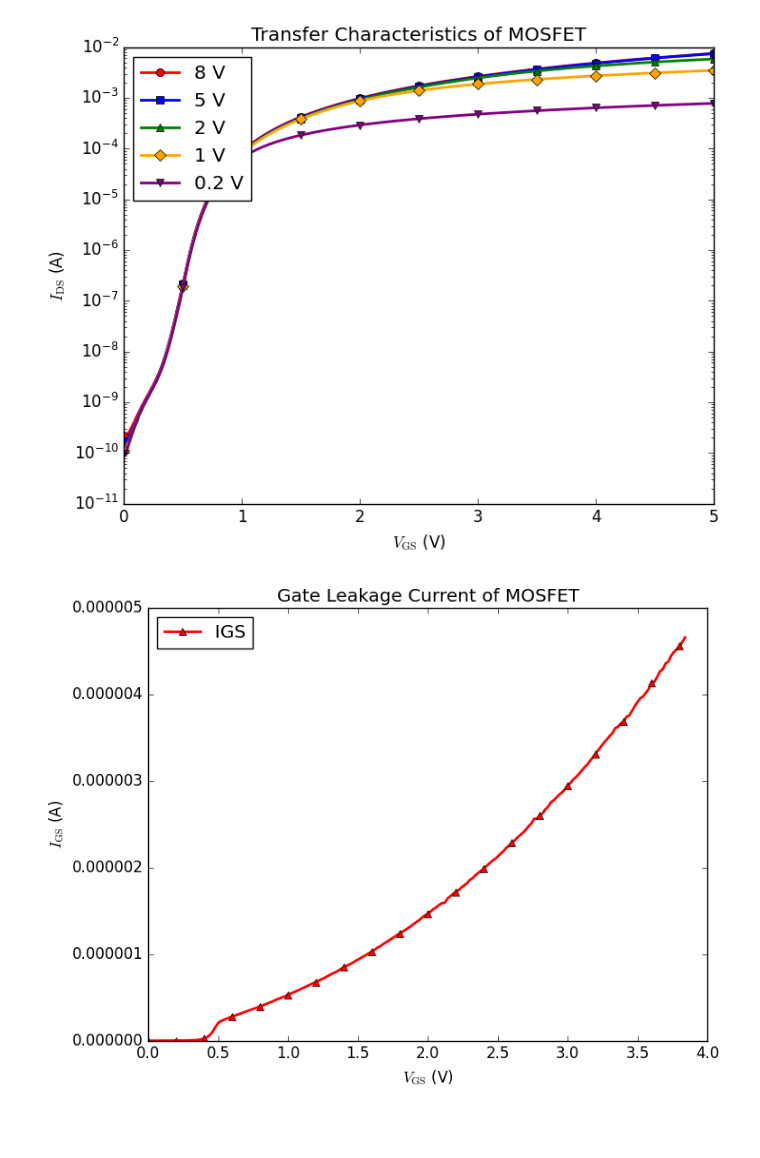
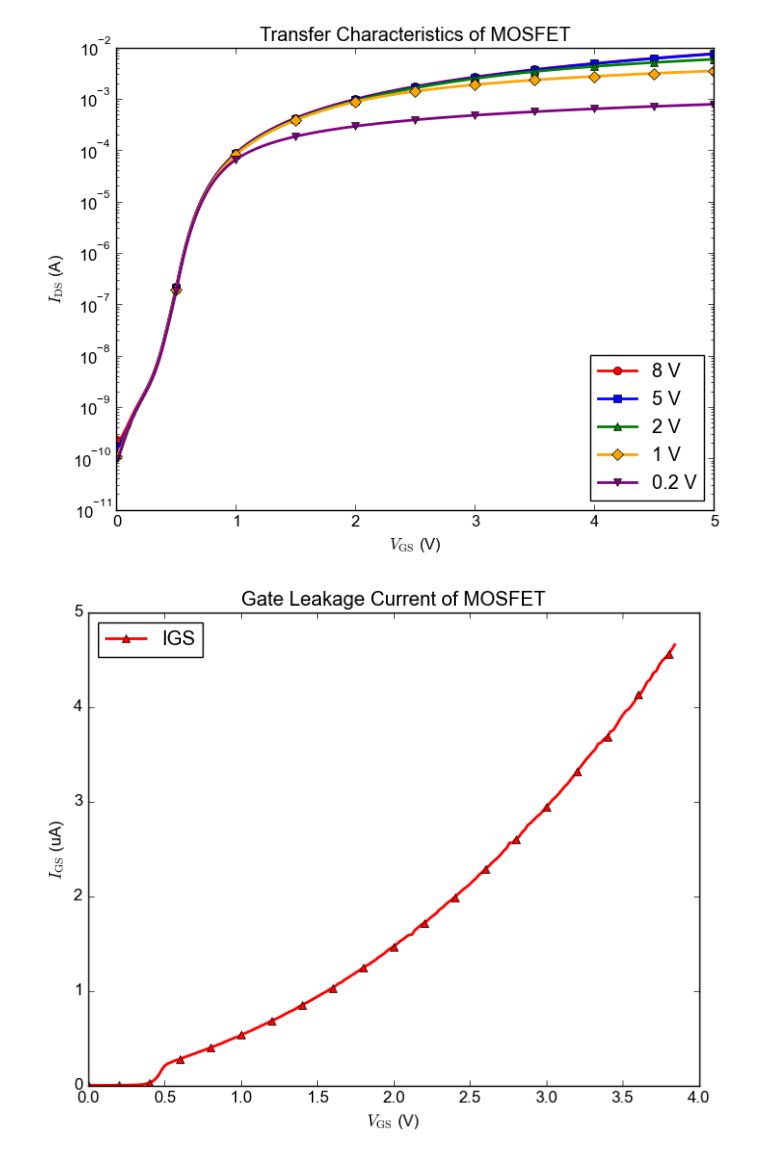
Before and after one commit to phamtrungkien8904/BachelorThesis, a Jupyter notebook: ALD1106/characterization-2.ipynb, the cells around one changed output. Cells and saved outputs as stored; diff of their text form; code cells hidden in the pictures; blank space fills up the shorter version.

```diff
--- a/ALD1106/characterization-2.ipynb
+++ b/ALD1106/characterization-2.ipynb
@@ -7,6 +7,8 @@ plt.style.use('classic')
 plt.rcParams['figure.facecolor'] = 'white'
 plt.rcParams['axes.facecolor'] = 'white'
 plt.rcParams['savefig.facecolor'] = 'white'
+plt.rcParams['font.family'] = "sans-serif"
+plt.rcParams['font.sans-serif'] = ["Arial"]
 plt.rcParams['figure.dpi'] = 100
 # %%
 # IDS - VDS data
@@ -25,16 +27,16 @@ data10 = np.loadtxt("./Data-IDS-VGS/20262004015.dat")
 data11 = np.loadtxt("./Data-IGS-VGS/20262004015.dat")
 # %%
 datasets_IDS_VDS = [
-    ("2 V", data1, 'red', 'o'),
-    ("4 V", data2, 'blue', 's'),
+    ("10 V", data5, 'red', 'o'),
+    ("8 V", data4, 'blue', 's'),
     ("6 V", data3, 'green', '^'),
-    ("8 V", data4, 'orange', 'D'),
-    ("10 V", data5, 'purple', 'v')
+    ("4 V", data2, 'orange', 'D'),
+    ("2 V", data1, 'purple', 'v')
 ]
 for label, data, color, marker in datasets_IDS_VDS:
     V_DS = data[:, 0]
     I_DS = data[:, 1]
-    plt.plot(V_DS, I_DS, lw=2, label=label, color=color, marker=marker, linestyle='-', markevery=50)
+    plt.plot(V_DS, I_DS, lw=2, label=label, color=color, marker=marker, linestyle='-', markevery=40)
 
 plt.xlabel(r"$V_\text{DS}$ (V)")
 plt.ylabel(r"$I_\text{DS}$ (A)")
@@ -54,7 +56,7 @@ datasets_IDS_VGS = [
 for label, data, color, marker in datasets_IDS_VGS:
     V_GS = data[:, 0]
     I_DS = data[:, 1]
-    plt.plot(V_GS, I_DS, lw=2, label=label, color=color, marker=marker, linestyle='-', markevery=50)
+    plt.plot(V_GS, I_DS, lw=2, label=label, color=color, marker=marker, linestyle='-', markevery=40)
 
 plt.xlabel(r"$V_\text{GS}$ (V)")
 plt.ylabel(r"$I_\text{DS}$ (A)")
@@ -72,20 +74,20 @@ for label, data, color, marker in datasets_IDS_VGS:
 plt.xlabel(r"$V_\text{GS}$ (V)")
 plt.ylabel(r"$I_\text{DS}$ (A)")
 plt.title("Transfer Characteristics of MOSFET")
-plt.legend(frameon=True, loc='upper left', numpoints=1)
+plt.legend(frameon=True, loc='lower right', numpoints=1)
 plt.show()
 # %% [output]
-[figure, old version]
+[figure, new version]
 # %%
 for label, data, color, marker in [("IGS", data11, 'red', '^')]:
     V_GS = data[:, 0]
     I_GS = data[:, 1]
-    plt.plot(V_GS, I_GS, lw=2, label=label, color=color, marker=marker, linestyle='-', markevery=10)
+    plt.plot(V_GS, I_GS*1e6, lw=2, label=label, color=color, marker=marker, linestyle='-', markevery=10)
 
 plt.xlabel(r"$V_\text{GS}$ (V)")
-plt.ylabel(r"$I_\text{GS}$ (A)")
+plt.ylabel(r"$I_\text{GS}$ (uA)")
 plt.title("Gate Leakage Current of MOSFET")
 plt.legend(frameon=True, loc='upper left', numpoints=1)
 plt.show()
 # %% [output]
-[figure, old version]
+[figure, new version]
```
Also changed, not shown: parts of 2 cells of this notebook, 4 other files.
